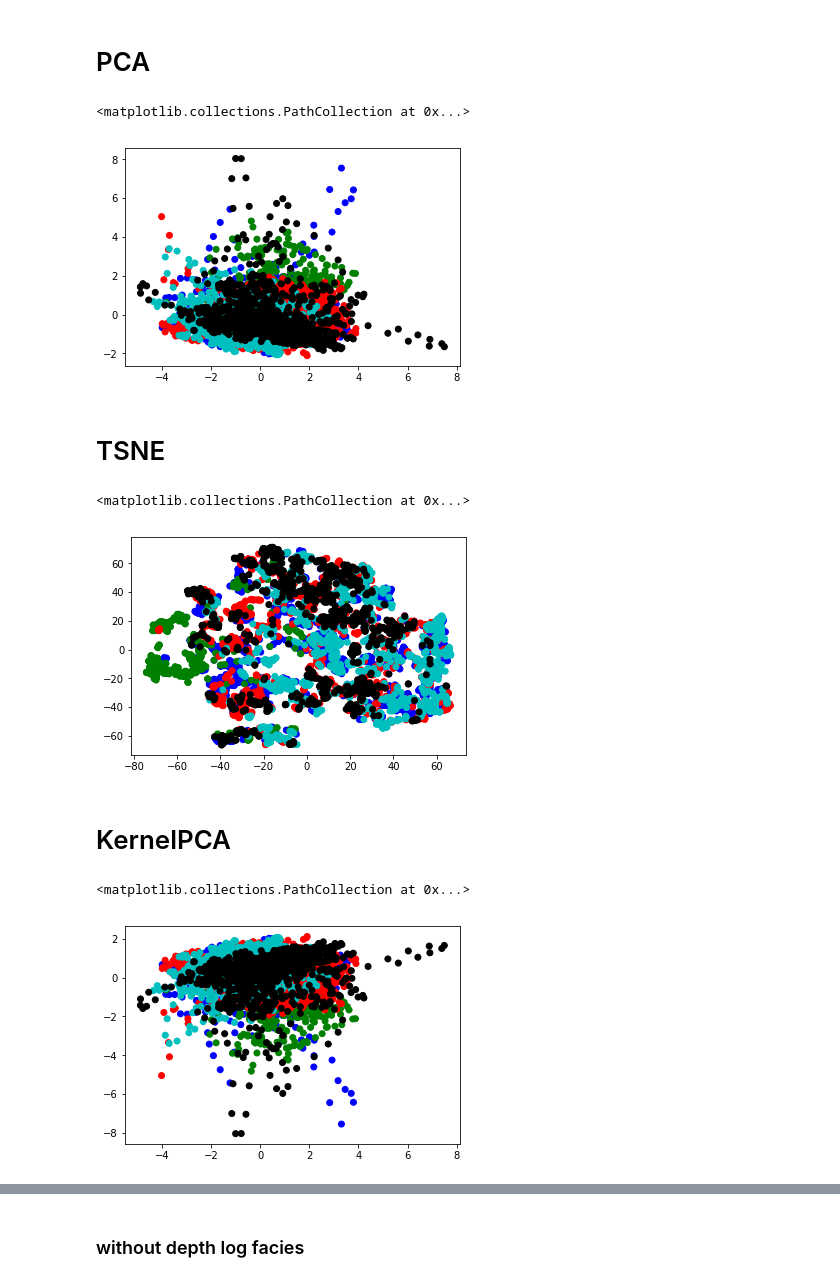
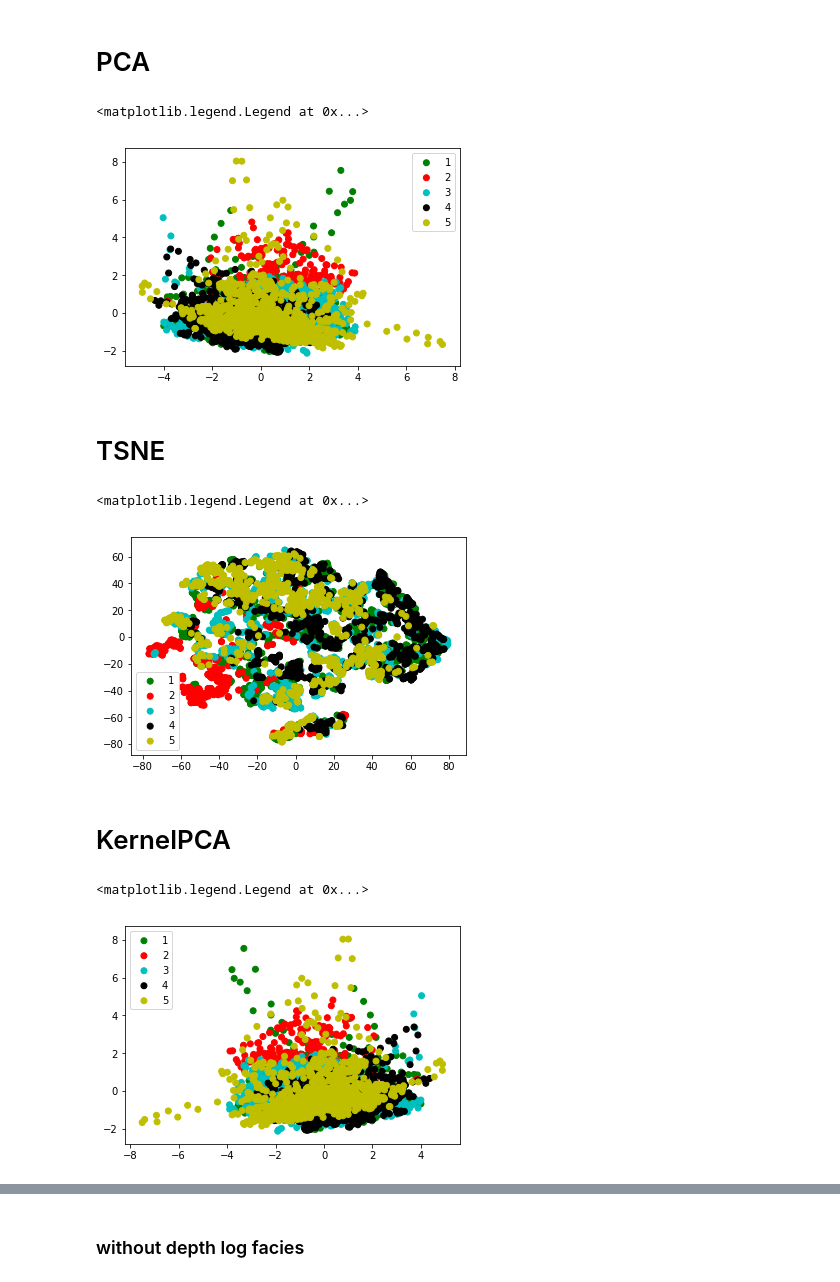
Before and after one commit to msc-acse/acse-9-independent-research-project-RunzhiZhou1, a Jupyter notebook: Section_5_1-(2).ipynb, the cells around one changed output, grey strips where cells are left out. Drawn from its saved outputs; the diff is of its cells as text; code cells hidden in the pictures.

```diff
--- a/Section_5_1-(2).ipynb
+++ b/Section_5_1-(2).ipynb
@@ -102,0 +110,6 @@ plt.scatter(pca_data[:, 0], pca_data[:, 1], c=Y_colors.values)
+# %%
+# plt.scatter(pca_data[:, 0], pca_data[:, 1], c=Y_colors.values)
+
+for i in list(set(Y2)):
+    scatter = plt.scatter(pca_data[:, 0][Y2==i], pca_data[:, 1][Y2==i], c=Y_colors.values[Y2==i], label=str(i))
+plt.legend()
@@ -109,0 +121,6 @@ plt.scatter(tsne_data[:, 0], tsne_data[:, 1], c=Y_colors.values)
+# %%
+# plt.scatter(tsne_data[:, 0], tsne_data[:, 1], c=Y_colors.values)
+
+for i in list(set(Y2)):
+    scatter = plt.scatter(tsne_data[:, 0][Y2==i], tsne_data[:, 1][Y2==i], c=Y_colors.values[Y2==i], label=str(i))
+plt.legend()
@@ -116,0 +132,6 @@ plt.scatter(k_pca_data[:, 0], k_pca_data[:, 1], c=Y_colors.values)
+# %%
+# plt.scatter(k_pca_data[:, 0], k_pca_data[:, 1], c=Y_colors.values)
+
+for i in list(set(Y2)):
+    scatter = plt.scatter(k_pca_data[:, 0][Y2==i], k_pca_data[:, 1][Y2==i], c=Y_colors.values[Y2==i], label=str(i))
+plt.legend()
@@ -130,28 +154,40 @@ Y_colors = Y2.apply(lambda x: colors[x])
 # %%
 pca = PCA(n_components=2)
 pca_data = pca.fit_transform(X)
-plt.scatter(pca_data[:, 0], pca_data[:, 1], c=Y_colors.values)
+# plt.scatter(pca_data[:, 0], pca_data[:, 1], c=Y_colors.values)
+
+for i in list(set(Y2)):
+    scatter = plt.scatter(pca_data[:, 0][Y2==i], pca_data[:, 1][Y2==i], c=Y_colors.values[Y2==i], label=str(i))
+plt.legend()
 # %% [output]
-<matplotlib.collections.PathCollection at 0x...>
+<matplotlib.legend.Legend at 0x...>
-[figure, old version]
+[figure, new version]
 # %% [markdown]
 # TSNE
 # %%
 tsne = TSNE(n_components=2)
 tsne_data = tsne.fit_transform(X)
-plt.scatter(tsne_data[:, 0], tsne_data[:, 1], c=Y_colors.values)
+# plt.scatter(tsne_data[:, 0], tsne_data[:, 1], c=Y_colors.values)
+
+for i in list(set(Y2)):
+    scatter = plt.scatter(tsne_data[:, 0][Y2==i], tsne_data[:, 1][Y2==i], c=Y_colors.values[Y2==i], label=str(i))
+plt.legend()
 # %% [output]
-<matplotlib.collections.PathCollection at 0x...>
+<matplotlib.legend.Legend at 0x...>
-[figure, old version]
+[figure, new version]
 # %% [markdown]
 # KernelPCA
 # %%
 kpca = KernelPCA(n_components=n_components)
 k_pca_data = kpca.fit_transform(X)
-plt.scatter(k_pca_data[:, 0], k_pca_data[:, 1], c=Y_colors.values)
+# plt.scatter(k_pca_data[:, 0], k_pca_data[:, 1], c=Y_colors.values)
+
+for i in list(set(Y2)):
+    scatter = plt.scatter(k_pca_data[:, 0][Y2==i], k_pca_data[:, 1][Y2==i], c=Y_colors.values[Y2==i], label=str(i))
+plt.legend()
 # %% [output]
-<matplotlib.collections.PathCollection at 0x...>
+<matplotlib.legend.Legend at 0x...>
-[figure, old version]
+[figure, new version]
 # %%
 Y_colors.value_counts()
 # %% [output]
```
Also changed, not shown: parts of 19 cells of this notebook, 1 other file.
